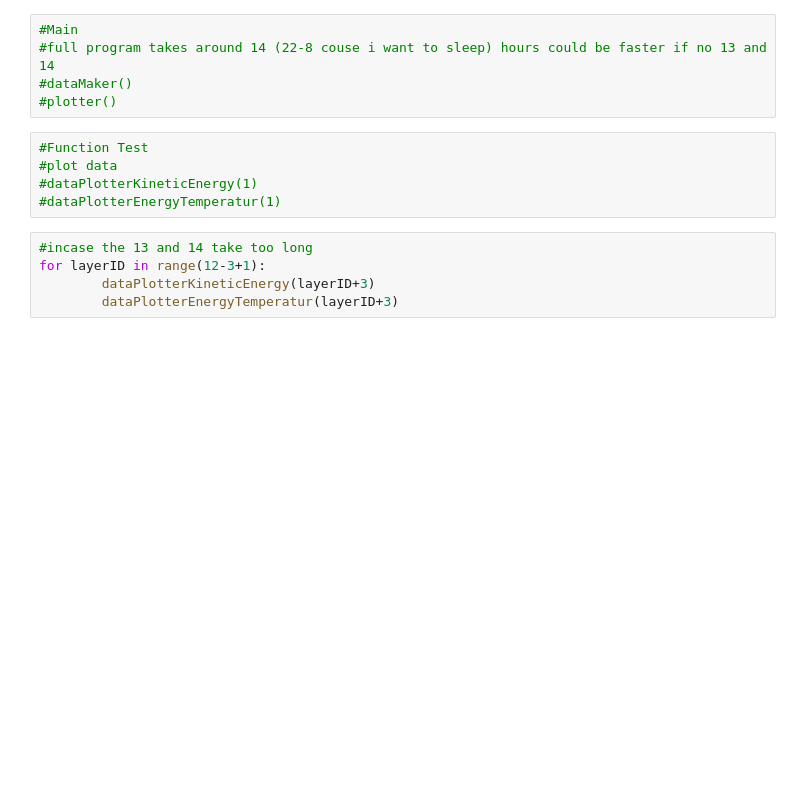
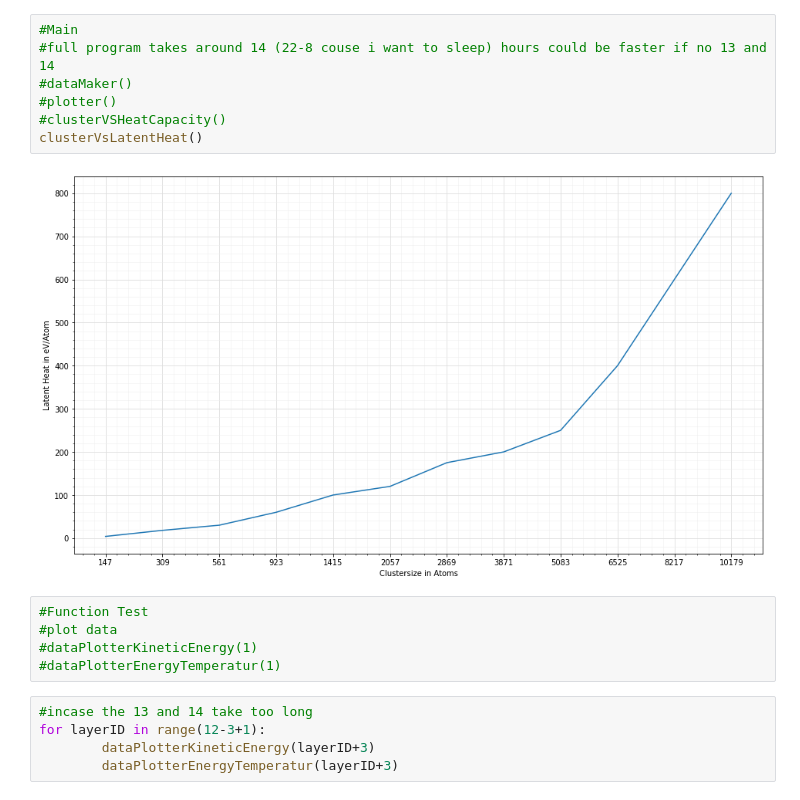
Before and after one commit to cmoser8892/MoleDymCode, a Jupyter notebook: AJupyter/m7VariableClusterSizeRunner.ipynb, the cells around one changed output. Cells and saved outputs as stored; diff of their text form; blank space fills up the shorter version.

```diff
--- a/AJupyter/m7VariableClusterSizeRunner.ipynb
+++ b/AJupyter/m7VariableClusterSizeRunner.ipynb
@@ -268,8 +354,12 @@ def plotMeltingToSize():
-# %%
-#Main
-#full program takes around 14 (22-8 couse i want to sleep) hours could be faster if no 13 and 14
-#dataMaker()
-#plotter()
+# %%
+#Main
+#full program takes around 14 (22-8 couse i want to sleep) hours could be faster if no 13 and 14
+#dataMaker()
+#plotter()
+#clusterVSHeatCapacity()
+clusterVsLatentHeat()
+# %% [output]
+[figure, added]
 # %%
 #Function Test
 #plot data
```
Also changed, not shown: parts of 3 cells of this notebook, 12 other files.
